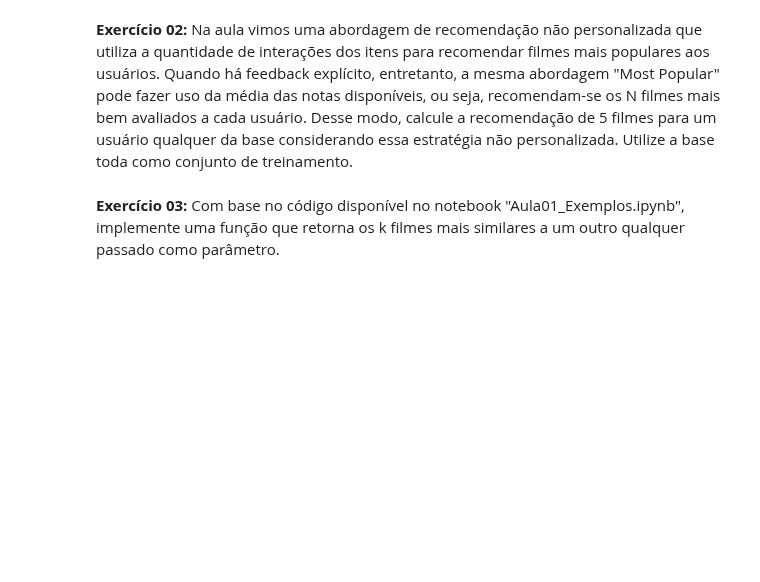
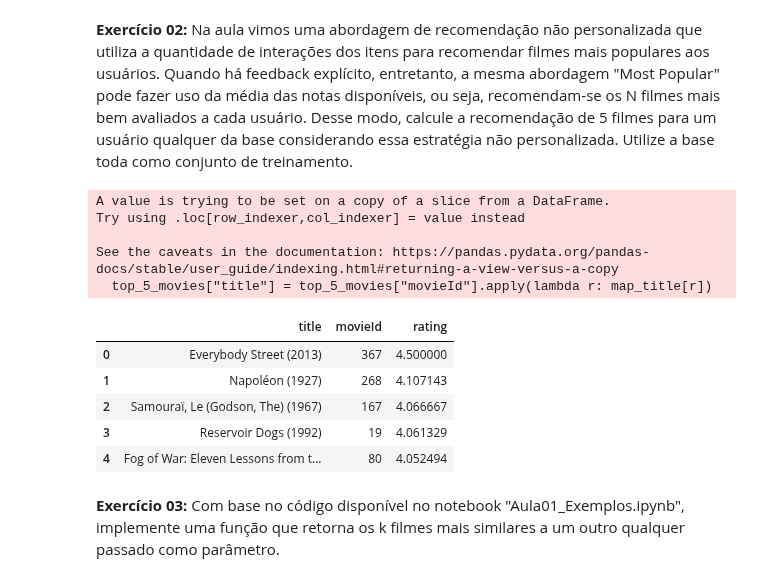
Before and after one commit to caiotda/SCC5966---Recommender-Systems, a Jupyter notebook: Aula02_Exercicios.ipynb, the cells around one changed output. Drawn from its saved outputs; the diff is of its cells as text; code cells hidden in the pictures; blank space fills up the shorter version.

```diff
--- a/Aula02_Exercicios.ipynb
+++ b/Aula02_Exercicios.ipynb
@@ -293,2 +382,50 @@ c) Encontrar os 5 filmes pior avaliados pelos usuários.
+# %%
+def get_watched_movies_by_user(userId, df):
+    movies = df[df["userId"] == userId].movieId
+    return list(set(movies))
+
+
+def recommend_top_5_most_popular_movies(userId, df, remove_already_seen_movies=True):
+    """
+        userId -> int; Internal id of the user to recommend a list of movies
+        df -> dataframe containing columns such as userId, movieId and rating
+
+        Recommends the 5 most well rated movies to a given user, excluding the movies that the user has
+        already rated.
+
+        This approach also does not takes into account the number of ratings a movie has.
+    """
+    watched_movies = get_watched_movies_by_user(userId, df)
+    if (remove_already_seen_movies):
+        fresh_movies = df[~df["movieId"].isin(watched_movies)]
+    else:
+        fresh_movies = df
+
+    ratings_ranked = fresh_movies.groupby("movieId").agg({"rating": np.mean}).sort_values("rating", ascending=False).reset_index()
+    top_5_movies = ratings_ranked.iloc[:5]
+    top_5_movies["title"] = top_5_movies["movieId"].apply(lambda r: map_title[r])
+
+    return top_5_movies[["title", "movieId", "rating"]]
+# %%
+user_ids = df.userId.unique()
+min_id = np.min(user_ids)
+max_id = np.max(user_ids)
+# %%
+from random import randint
+random_user = randint(min_id, max_id)
+# %%
+recommend_top_5_most_popular_movies(random_user, df)
+# %% [output]
+A value is trying to be set on a copy of a slice from a DataFrame.
+Try using .loc[row_indexer,col_indexer] = value instead
+
+See the caveats in the documentation: https://pandas.pydata.org/pandas-docs/stable/user_guide/indexing.html#returning-a-view-versus-a-copy
+  top_5_movies["title"] = top_5_movies["movieId"].apply(lambda r: map_title[r])
+|  | title | movieId | rating |
+| 0 | Everybody Street (2013) | 367 | 4.500000 |
+| 1 | Napoléon (1927) | 268 | 4.107143 |
+| 2 | Samouraï, Le (Godson, The) (1967) | 167 | 4.066667 |
+| 3 | Reservoir Dogs (1992) | 19 | 4.061329 |
+| 4 | Fog of War: Eleven Lessons from t... | 80 | 4.052494 |
 # %% [markdown]
 **Exercício 03:** Com base no código disponível no notebook "Aula01_Exemplos.ipynb", implemente uma função que retorna os k filmes mais similares a um outro qualquer passado como parâmetro.
```
Also changed, not shown: parts of 35 cells of this notebook.
